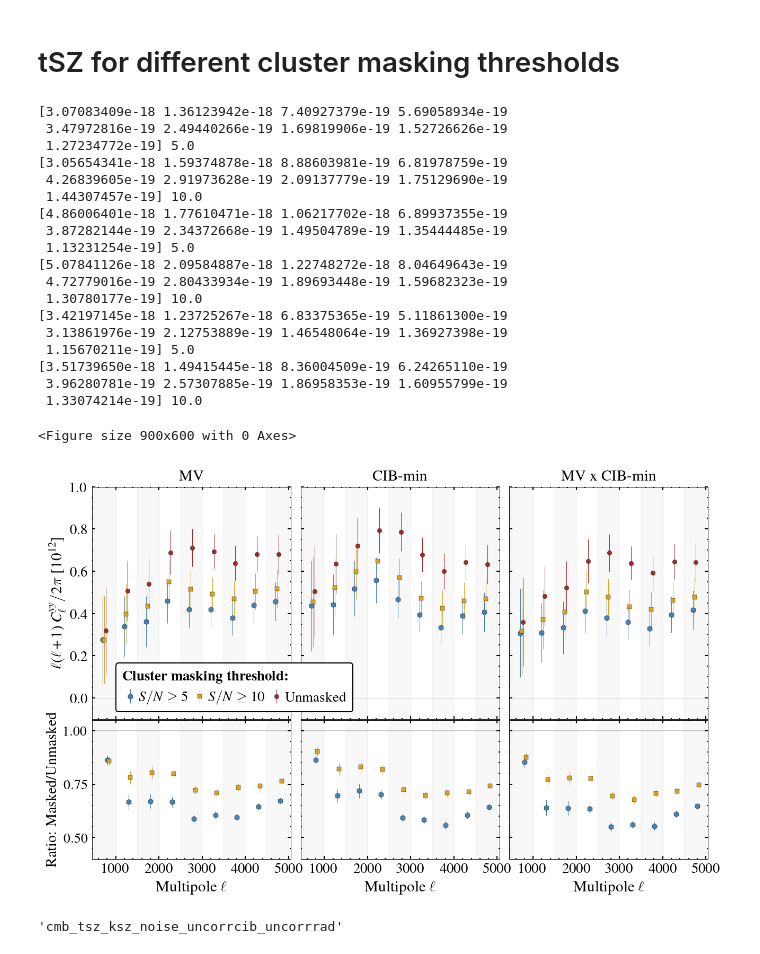
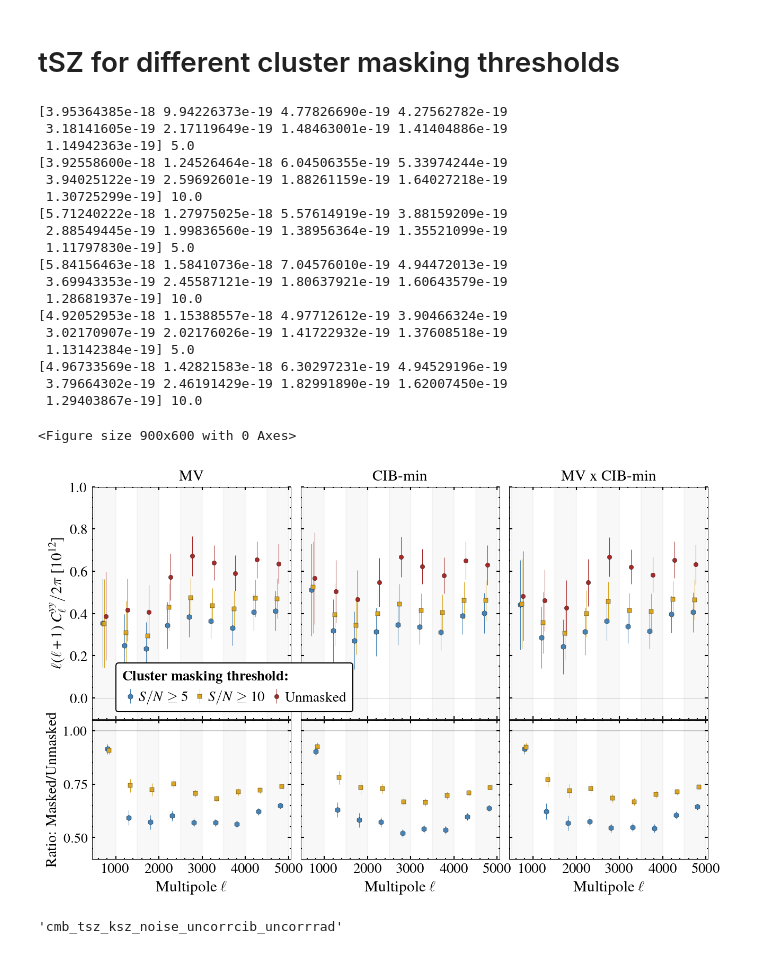
Before and after one commit to sriniraghunathan/tSZ_2pt_SPT_SPIRE, a Jupyter notebook: get_cluster_masking_stats.ipynb, the cells around one changed output. Cells and saved outputs as stored; diff of their text form; code cells hidden in the pictures.

Commit message:
new plots after SPIRE noise bias fix

```diff
--- a/get_cluster_masking_stats.ipynb
+++ b/get_cluster_masking_stats.ipynb
@@ -138,6 +140,10 @@ for m1m2cntr, m1m2 in enumerate( ilc_specs_dic ):
     cl_data_err = res_dic[m1m2]['data_error']
     data_final_cluster_masked_dic = res_dic[m1m2]['data_final_cluster_masked_dic']
     cl_undesired_comp = res_dic[m1m2]['sim']
+    if (1):
+        cl_data_final = res_dic[m1m2]['data_final_odd_even_combs_only']
+        data_final_cluster_masked_dic = res_dic[m1m2]['data_final_cluster_masked_odd_even_dic']
+        ###print(data_final_cluster_masked_dic.keys()); sys.exit()
     ##print(data_final_cluster_masked_dic.keys()); sys.exit()
 
     #20251215 - get the sims with similar masking to get the cov
@@ -293,52 +299,52 @@ for m1m2cntr, m1m2 in enumerate( ilc_specs_dic ):
                      yerr = curr_ratio_error,
                      color = colorval, mec = 'black', mew = 0.2,
                      ls ='None',
                      label = labval,
                      capsize = capsizeval,
                      marker = mkrval, ms = msval,
                      elinewidth = lwval, ecolor = colorval,
                      zorder = 10000,
                     )
             xshiftval += xshiftdeltaval
 
         xlabel(r'Multipole $\ell$', fontsize = fsval)
         if m1m2cntr == 0:
             ylabel(ylabval, fontsize = fsval-0.5)
         else:
             setp(ax.get_yticklabels(), visible=False)
         xlim(xmin, xmax); ylim(yminval, ymaxval)
         axhline(1., lw = 0.2)
         ax = make_ver_shades(ax, el_)
         ax = format_axis(ax, fsval-1., fsval-1.5)
         ax.yaxis.set_major_locator(MaxNLocator(nbins=3))
 
 
 plname = 'plots/ymap_spectra_data_cluster_masking'
 plname = '%s.pdf' %(plname)
 #plname = '%s.png' %(plname)
 savefig(plname, dpi = 200.)
 show()
 # %% [output]
-[3.07083409e-18 1.36123942e-18 7.40927379e-19 5.69058934e-19
- 3.47972816e-19 2.49440266e-19 1.69819906e-19 1.52726626e-19
- 1.27234772e-19] 5.0
-[3.05654341e-18 1.59374878e-18 8.88603981e-19 6.81978759e-19
- 4.26839605e-19 2.91973628e-19 2.09137779e-19 1.75129690e-19
- 1.44307457e-19] 10.0
-[4.86006401e-18 1.77610471e-18 1.06217702e-18 6.89937355e-19
- 3.87282144e-19 2.34372668e-19 1.49504789e-19 1.35444485e-19
- 1.13231254e-19] 5.0
-[5.07841126e-18 2.09584887e-18 1.22748272e-18 8.04649643e-19
- 4.72779016e-19 2.80433934e-19 1.89693448e-19 1.59682323e-19
- 1.30780177e-19] 10.0
-[3.42197145e-18 1.23725267e-18 6.83375365e-19 5.11861300e-19
- 3.13861976e-19 2.12753889e-19 1.46548064e-19 1.36927398e-19
- 1.15670211e-19] 5.0
-[3.51739650e-18 1.49415445e-18 8.36004509e-19 6.24265110e-19
- 3.96280781e-19 2.57307885e-19 1.86958353e-19 1.60955799e-19
- 1.33074214e-19] 10.0
+[3.95364385e-18 9.94226373e-19 4.77826690e-19 4.27562782e-19
+ 3.18141605e-19 2.17119649e-19 1.48463001e-19 1.41404886e-19
+ 1.14942363e-19] 5.0
+[3.92558600e-18 1.24526464e-18 6.04506355e-19 5.33974244e-19
+ 3.94025122e-19 2.59692601e-19 1.88261159e-19 1.64027218e-19
+ 1.30725299e-19] 10.0
+[5.71240222e-18 1.27975025e-18 5.57614919e-19 3.88159209e-19
+ 2.88549445e-19 1.99836560e-19 1.38956364e-19 1.35521099e-19
+ 1.11797830e-19] 5.0
+[5.84156463e-18 1.58410736e-18 7.04576010e-19 4.94472013e-19
+ 3.69943353e-19 2.45587121e-19 1.80637921e-19 1.60643579e-19
+ 1.28681937e-19] 10.0
+[4.92052953e-18 1.15388557e-18 4.97712612e-19 3.90466324e-19
+ 3.02170907e-19 2.02176026e-19 1.41722932e-19 1.37608518e-19
+ 1.13142384e-19] 5.0
+[4.96733569e-18 1.42821583e-18 6.30297231e-19 4.94529196e-19
+ 3.79664302e-19 2.46191429e-19 1.82991890e-19 1.62007450e-19
+ 1.29403867e-19] 10.0
 <Figure size 900x600 with 0 Axes>
-[figure, old version]
+[figure, new version]
 # %%
 sim_name_for_cov
 # %% [output]
```
Also changed, not shown: parts of 2 cells of this notebook, 2 other files.
